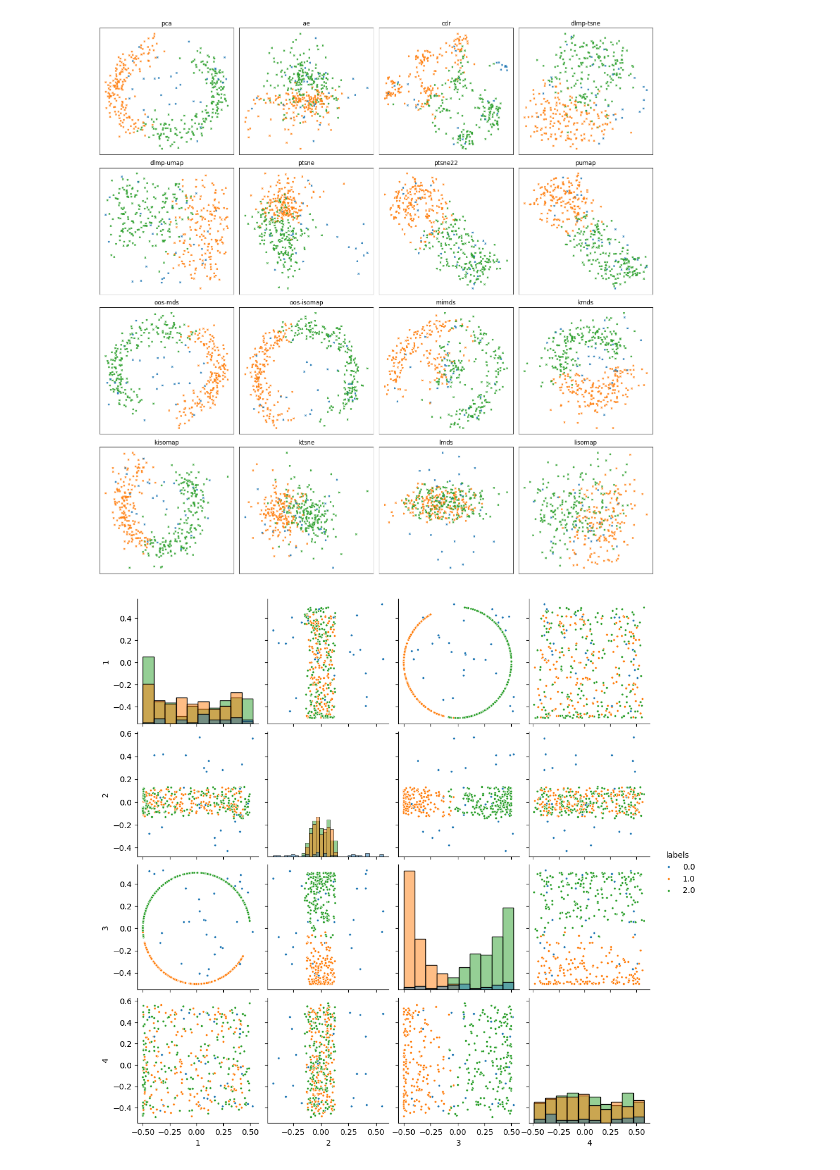
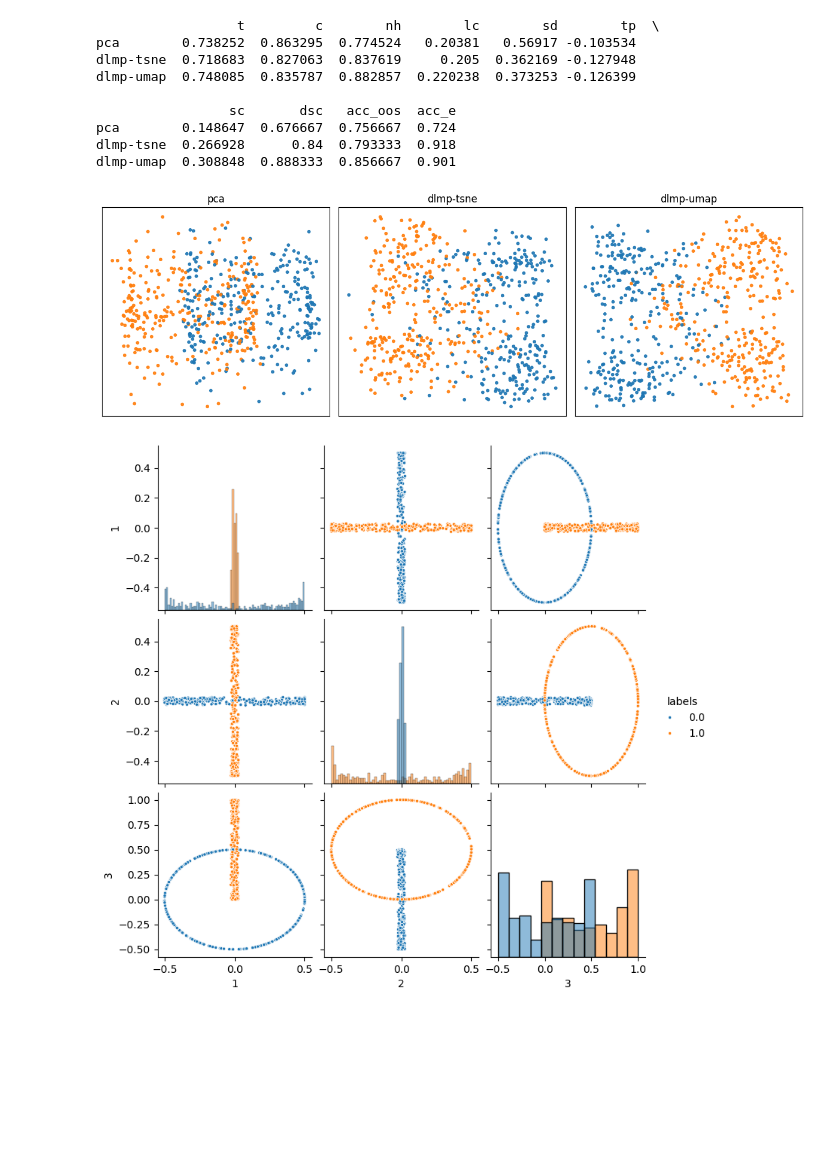
Before and after one commit to Kpure1000/OOS-DR-Benchmark, a Jupyter notebook: gen_synth2.ipynb, the cells around one changed output. Cells and saved outputs as stored; diff of their text form; code cells hidden in the pictures; blank space fills up the shorter version.

```diff
--- a/gen_synth2.ipynb
+++ b/gen_synth2.ipynb
@@ -1,12 +1,15 @@
 # %%
 from syngenerator import *
 import numpy as np
+import matplotlib
+# matplotlib.use('Qt5Agg')
+from matplotlib import pyplot as plt
 
-train_gen = SynGeneratorParser.load('syn_org_data/0_0_train.json')
-test_gen = SynGeneratorParser.load('syn_org_data/0_0_test.json')
+train_gen = SynGeneratorParser.load('org_datasets/syn_org_data/0_1_train.json')
+test_gen = SynGeneratorParser.load('org_datasets/syn_org_data/0_1_test.json')
 
 X_train, y_train = train_gen.generate(seed=0)
-X_test, y_test = test_gen.generate(seed=10)
+X_test, y_test = test_gen.generate(seed=1)
 
 print(np.unique(y_train, return_counts=True))
 print(np.unique(y_test, return_counts=True))
@@ -19,14 +20,13 @@ Warning, dim [0, 1, 2, 3, 4, 5, 6, 7, 8, 9] is not related to any 1D generator,
 from methods.methods import *
 from utils import *
 from metrics import *
-from matplotlib import pyplot as plt
-from matplotlib.pyplot import Normalize
-from tqdm import tqdm
 
 m = Methods(verbose=False, gpu_accel=True)
 
-methods= m.available()
+methods = ['pca', 'dlmp-tsne', 'dlmp-umap']
+# methods = m.available()
 # %%
+from tqdm import tqdm
 
 for method_name in tqdm(methods):
     try:
@@ -40,6 +40,6 @@ for method_name in tqdm(methods):
         p_train = np.zeros((0,2))
         p_test = np.zeros((0,2))
 
-    save_projection(f"syn_org_data/{method_name}_train.csv", p_train)
-    save_projection(f"syn_org_data/{method_name}_test.csv", p_test)
+    save_projection(f"org_datasets/syn_org_data/{method_name}_train.csv", p_train)
+    save_projection(f"org_datasets/syn_org_data/{method_name}_test.csv", p_test)
 # %% [output]
@@ -71,24 +50,54 @@ part4 (array([ True]), array([1000000], dtype=int64))
+# %%
+import pandas as pd
+
+metrics = Metrics()
+
+metrics_name = metrics.available()
+
+metdf = pd.DataFrame(columns=metrics_name, index=methods)
+
+for method_name in methods:
+    p_train = load_projection(f"org_datasets/syn_org_data/{method_name}_train.csv")
+    p_test = load_projection(f"org_datasets/syn_org_data/{method_name}_test.csv")
+    metrics.update_metrics(X_train, p_train, X_test, p_test, y_train, y_test)
+
+    for metric_idx, metric_name in enumerate(metrics_name):
+        result, full_name = metrics.run_single(metric_name)
+        metdf.loc[method_name, metric_name] = result
+
+print(metdf)
+# %% [output]
+                  t         c        nh        lc        sd        tp  \
+pca        0.738252  0.863295  0.774524   0.20381   0.56917 -0.103534
+dlmp-tsne  0.718683  0.827063  0.837619     0.205  0.362169 -0.127948
+dlmp-umap  0.748085  0.835787  0.882857  0.220238  0.373253 -0.126399
+
+                 sc       dsc   acc_oos  acc_e
+pca        0.148647  0.676667  0.756667  0.724
+dlmp-tsne  0.266928      0.84  0.793333  0.918
+dlmp-umap  0.308848  0.888333  0.856667  0.901
 # %%
+from matplotlib.pyplot import Normalize
 
 ncols = min(4, len(methods))
 nrows = int(np.ceil(len(methods) / ncols))
 
 fig, ax = plt.subplots(nrows, ncols, figsize=(4 * ncols, 4 * nrows))
 
 for i, method_name in enumerate(methods):
 
     r = i // ncols
     c = i % ncols
-    p = load_projection(f"syn_org_data/{method_name}_test.csv")
+    p = load_projection(f"org_datasets/syn_org_data/{method_name}_test.csv")
 
     axes = ax[r, c] if nrows > 1 else ax[i] if ncols > 1 else ax
 
-    axes.scatter(p[:,0], p[:,1], c=y_test, cmap='tab10', marker='x', s=10, alpha=0.9, norm=Normalize(vmin=0, vmax=9))
+    axes.scatter(p[:,0], p[:,1], c=y_test, cmap='tab10', marker='o', s=10, alpha=0.9, norm=Normalize(vmin=0, vmax=9))
 
     axes.set_title(methods[i])
     axes.set_xticks([])
     axes.set_yticks([])
 
 fig.tight_layout()
 # %% [output]
-[figure, old version]
+[figure, new version]
@@ -114,7 +106,7 @@ for method_name in methods:
 import seaborn as sns
 import pandas as pd
 
-subdata = X_test[:, :4]
+subdata = X_test[:, :3]
 
 df = pd.DataFrame(subdata, columns=[str(i+1) for i in range(subdata.shape[1])])
 df['labels'] = y_test
@@ -122,7 +114,7 @@ df['labels'] = y_test
 sns.pairplot(df, diag_kind="hist", markers='.', hue='labels', palette='tab10')
 plt.show()
 # %% [output]
-[figure, old version]
+[figure, new version]
 # %%
 # 绘制三维散点图
 
```
Also changed, not shown: parts of 4 cells of this notebook, 3 other files.
